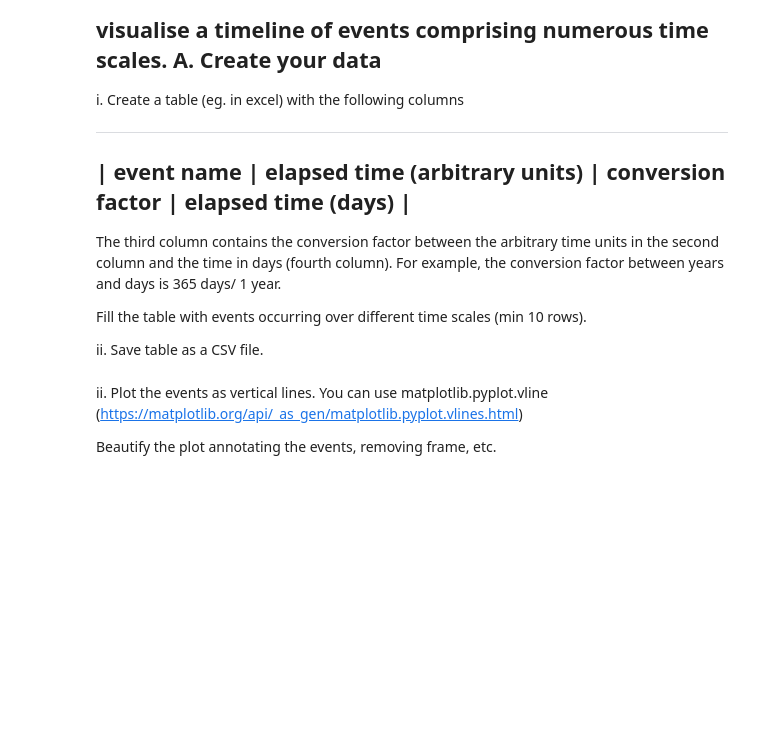
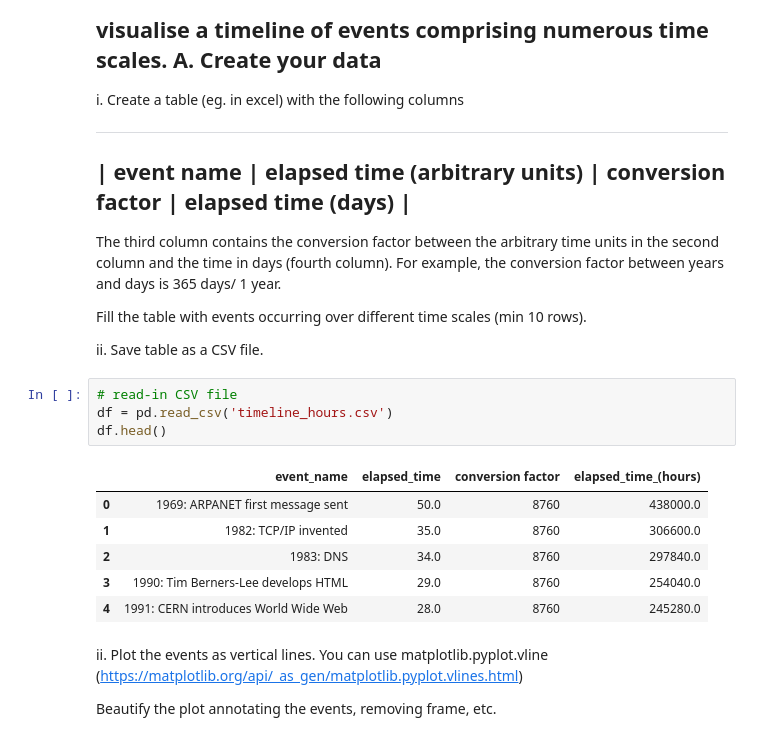
Before and after one commit to faymarie/binary-search-time-complexity-visualization, a Jupyter notebook: Binary Search.ipynb, the cells around one changed output. Cells and saved outputs as stored; diff of their text form; blank space fills up the shorter version.

```diff
--- a/Binary Search.ipynb
+++ b/Binary Search.ipynb
@@ -64,6 +64,17 @@ The third column contains the conversion factor between the arbitrary time units
 Fill the table with events occurring over different time scales (min 10 rows).
 
 ii. Save table as a CSV file.
+# %%
+# read-in CSV file
+df = pd.read_csv('timeline_hours.csv')
+df.head()
+# %% [output]
+|  | event_name | elapsed_time | conversion factor | elapsed_time_(hours) |
+| 0 | 1969: ARPANET first message sent | 50.0 | 8760 | 438000.0 |
+| 1 | 1982: TCP/IP invented | 35.0 | 8760 | 306600.0 |
+| 2 | 1983: DNS | 34.0 | 8760 | 297840.0 |
+| 3 | 1990: Tim Berners-Lee develops HTML | 29.0 | 8760 | 254040.0 |
+| 4 | 1991: CERN introduces World Wide Web | 28.0 | 8760 | 245280.0 |
 # %% [markdown]
 ii. Plot the events as vertical lines. You can use matplotlib.pyplot.vline (https://matplotlib.org/api/_as_gen/matplotlib.pyplot.vlines.html)
 
```
Also changed, not shown: parts of 3 cells of this notebook.
